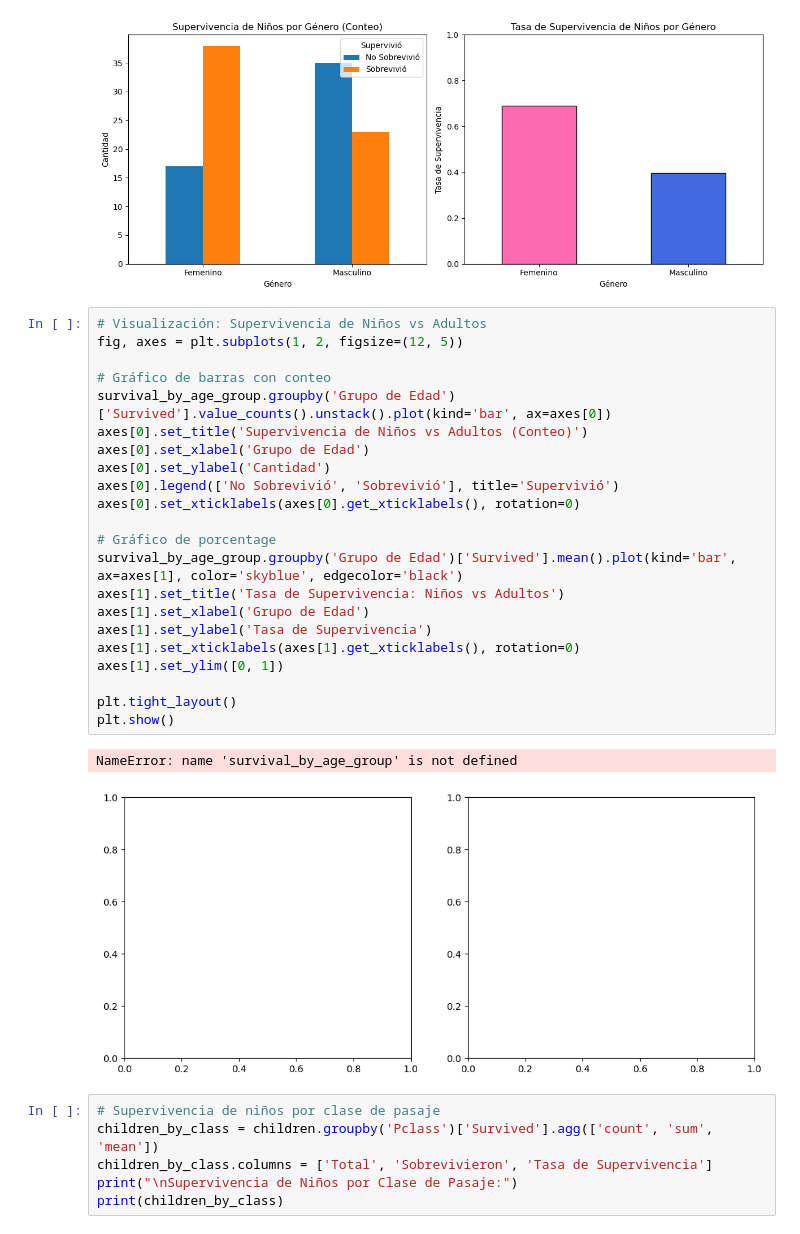
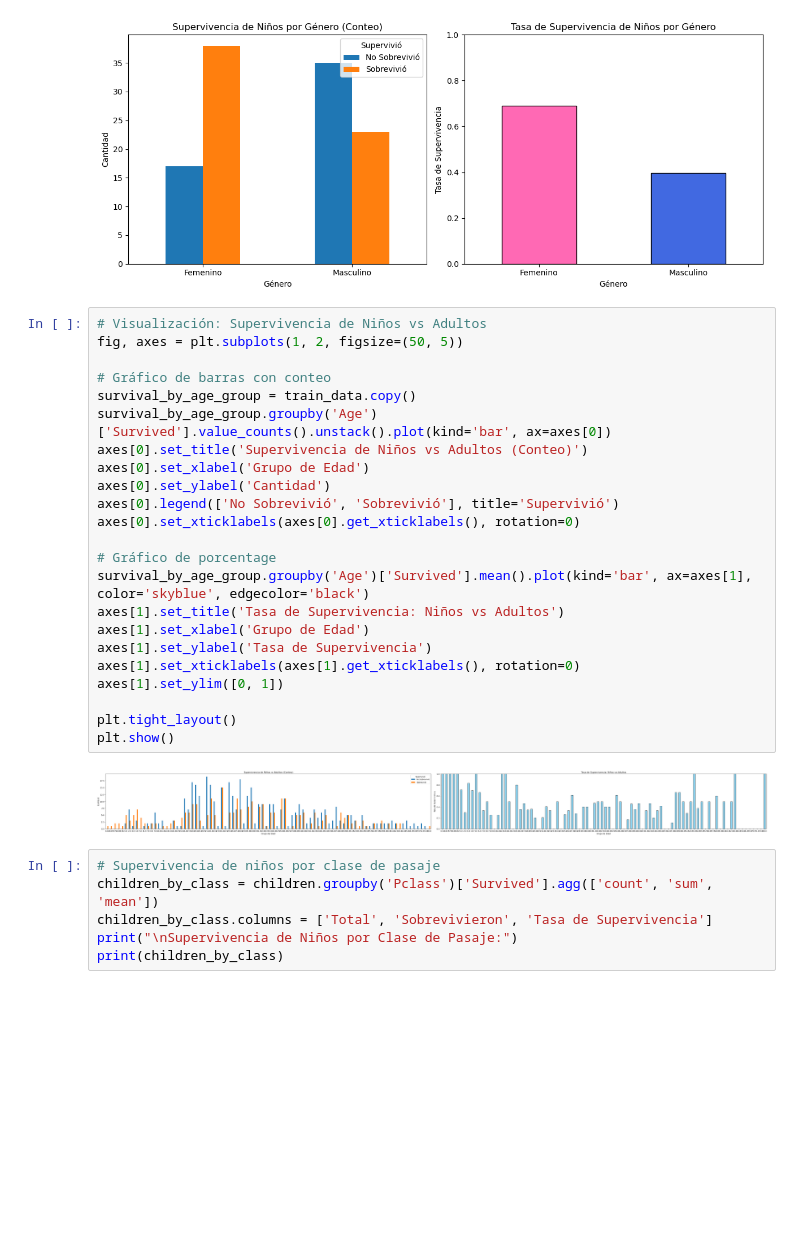
Before and after one commit to HichiroXD/EjerciciosPython, a Jupyter notebook: Tareas sumativas/Tarea 1/Tarea_sum_1.ipynb, the cells around one changed output. Saved outputs shown, nothing was run; the diff lists cells and outputs as text; blank space fills up the shorter version.

```diff
--- a/Tareas sumativas/Tarea 1/Tarea_sum_1.ipynb
+++ b/Tareas sumativas/Tarea 1/Tarea_sum_1.ipynb
@@ -258,29 +257,29 @@ plt.show()
 [figure]
 # %%
 # Visualización: Supervivencia de Niños vs Adultos
-fig, axes = plt.subplots(1, 2, figsize=(12, 5))
+fig, axes = plt.subplots(1, 2, figsize=(50, 5))
 
 # Gráfico de barras con conteo
-survival_by_age_group.groupby('Grupo de Edad')['Survived'].value_counts().unstack().plot(kind='bar', ax=axes[0])
+survival_by_age_group = train_data.copy()
+survival_by_age_group.groupby('Age')['Survived'].value_counts().unstack().plot(kind='bar', ax=axes[0])
 axes[0].set_title('Supervivencia de Niños vs Adultos (Conteo)')
 axes[0].set_xlabel('Grupo de Edad')
 axes[0].set_ylabel('Cantidad')
 axes[0].legend(['No Sobrevivió', 'Sobrevivió'], title='Supervivió')
 axes[0].set_xticklabels(axes[0].get_xticklabels(), rotation=0)
 
 # Gráfico de porcentage
-survival_by_age_group.groupby('Grupo de Edad')['Survived'].mean().plot(kind='bar', ax=axes[1], color='skyblue', edgecolor='black')
+survival_by_age_group.groupby('Age')['Survived'].mean().plot(kind='bar', ax=axes[1], color='skyblue', edgecolor='black')
 axes[1].set_title('Tasa de Supervivencia: Niños vs Adultos')
 axes[1].set_xlabel('Grupo de Edad')
 axes[1].set_ylabel('Tasa de Supervivencia')
 axes[1].set_xticklabels(axes[1].get_xticklabels(), rotation=0)
 axes[1].set_ylim([0, 1])
 
 plt.tight_layout()
 plt.show()
 # %% [output]
-NameError: name 'survival_by_age_group' is not defined
-[figure, old version]
+[figure, new version]
 # %%
 # Supervivencia de niños por clase de pasaje
 children_by_class = children.groupby('Pclass')['Survived'].agg(['count', 'sum', 'mean'])
```
Also changed, not shown: parts of 1 cell of this notebook.
